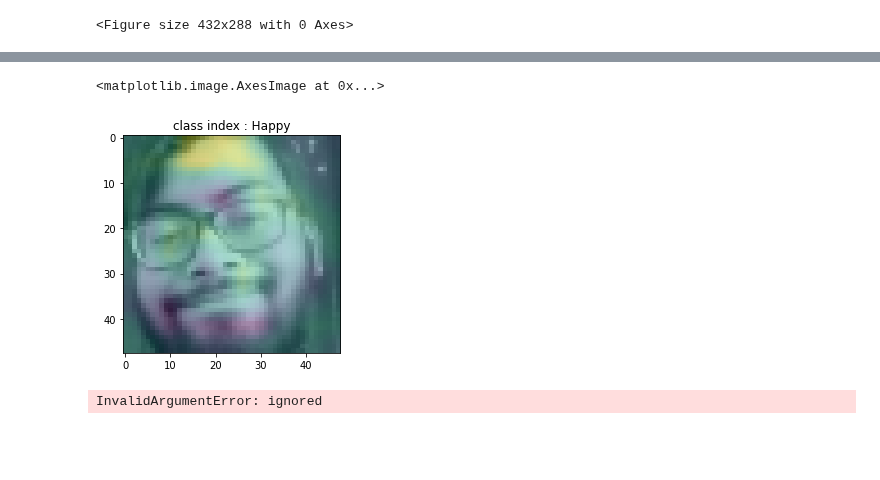
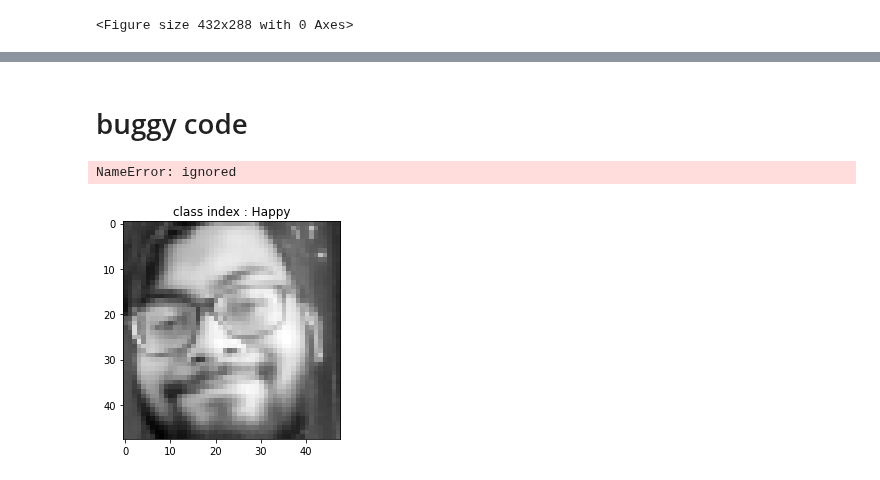
Before and after one commit to amilkh/cs230-fer, a Jupyter notebook: fer2013.ipynb, the cells around one changed output, grey strips where cells are left out. Cells and saved outputs as stored; diff of their text form; code cells hidden in the pictures; blank space fills up the shorter version.

```diff
--- a/fer2013.ipynb
+++ b/fer2013.ipynb
@@ -36,16 +38,17 @@ def get_datagen(dataset):
 # %%
 from skimage import io, transform
 
-X_dev_gen    = get_datagen('/content/dev')
+X_test_gen    = get_datagen('/content/test')
 
-X_dev = np.zeros((len(X_dev_gen.filepaths), 48, 48, 1))
-Y_dev = np.zeros((len(X_dev_gen.filepaths), 7))
-for i in range(0,len(X_dev_gen.filepaths)):
-  x = io.imread(X_dev_gen.filepaths[i], as_gray=True)
-  X_dev[i,:] = transform.resize(x, (48,48,1))
-  Y_dev[i,X_dev_gen.classes[i]] = 1
+X_test = np.zeros((len(X_test_gen.filepaths), 48, 48, 1))
+Y_test = np.zeros((len(X_test_gen.filepaths), 7))
+for i in range(0,len(X_test_gen.filepaths)):
+  x = io.imread(X_test_gen.filepaths[i], as_gray=True)
+  X_test[i,:] = transform.resize(x, (48,48,1))
+  Y_test[i,X_test_gen.classes[i]] = 1
 # %% [output]
 Found 204 images belonging to 7 classes.
 # %%
-model = load_model('/content/drive/My Drive/cs230 project/models/webcam-SGD_LR_0.01000-EPOCHS_100-BS_128-DROPOUT_0.35test_acc_0.273.h5')
+model = load_model('/content/drive/My Drive/cs230 project/models/webcam-SGD_LR_0.01000-EPOCHS_100-BS_128-DROPOUT_0.35test_acc_0.698.h5')
+#model = load_model('/content/drive/My Drive/cs230 project/models/tl/ResNet-BEST-73.2.h5')
 # %%
@@ -169,30 +261,32 @@ for i in range(0, len(y_pred)):
+# %% [markdown]
+# buggy code
 # %%
-y_dev = Y_dev.argmax(axis=1)
+y_test = Y_test.argmax(axis=1)
 
 # Select an image to show the saliency map on
 indx=102
-plt.title(label = "class index : {}".format(emotions[y_dev[indx]]))
-plt.imshow(X_dev[indx].reshape(48,48),cmap='gray')
-target_image = X_dev[indx].reshape(1,48,48,1)
+plt.title(label = "class index : {}".format(emotions[y_test[indx]]))
+plt.imshow(X_test[indx].reshape(48,48),cmap='gray')
+target_image = X_test[indx].reshape(1,48,48,1)
 
-weights = model.weights[-2][:,y_dev[indx]]
+weights = model.weights[-2][:,y_test[indx]]
 output_conv4_model = Model(inputs=model.input, outputs=model.get_layer("conv3").output)
 layer_feature_maps = output_conv4_model.predict(target_image)
 
 #TODO: vectorize
 cam = 0
 for k in range(layer_feature_maps.shape[-1]):
      cam += weights[k]*layer_feature_maps[:,:,:,k]
 
 
 cam = np.reshape(cam,[12,12,1])
 #plt.imshow(np.resize(cam,(48,48)))
 cam_resized= tf.image.resize(cam,[48,48])
 plt.imshow(target_image.reshape(48,48),cmap='gray')
 plt.imshow(cam_resized.numpy().reshape(48,48),alpha=0.4)
 # %% [output]
-<matplotlib.image.AxesImage at 0x...>
+NameError: ignored
-[figure, old version]
+[figure, new version]
 # %%
 from tensorflow.keras import backend as K
 from tensorflow.keras import Model
@@ -200,13 +294,13 @@ from tensorflow.keras import Model
 indx=102
 
 # # reshape individual image
-single_example = X_dev[indx].reshape(1,48,48,1)
+single_example = X_test[indx].reshape(1,48,48,1)
 
 # four lines are needed to generate a function that computes the gradients
 # remember that you need to specific which class the image belongs to.
 # this is specified in the example_model_output.
 input_tensors = [model.input]
-example_model_output = model.output[0][y_dev[indx]]
+example_model_output = model.output[0][y_test[indx]]
 gradients = model.optimizer.get_gradients(example_model_output, model.input)
 compute_gradients = K.function(inputs = input_tensors, outputs = gradients)
 
@@ -220,5 +314,3 @@ plt.show()
 plt.figure()
 plt.imshow(gradients_value.numpy().reshape(48,48))
 plt.show()
-# %% [output]
-InvalidArgumentError: ignored
```
Also changed, not shown: parts of 19 cells of this notebook.
